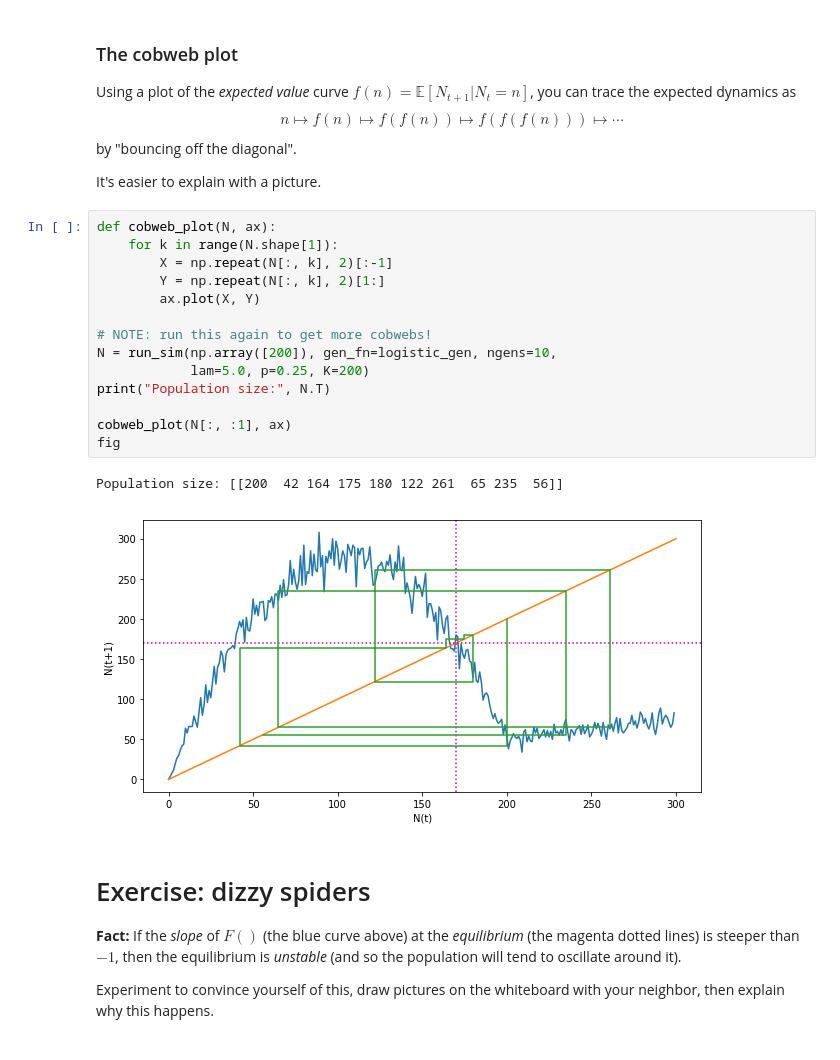
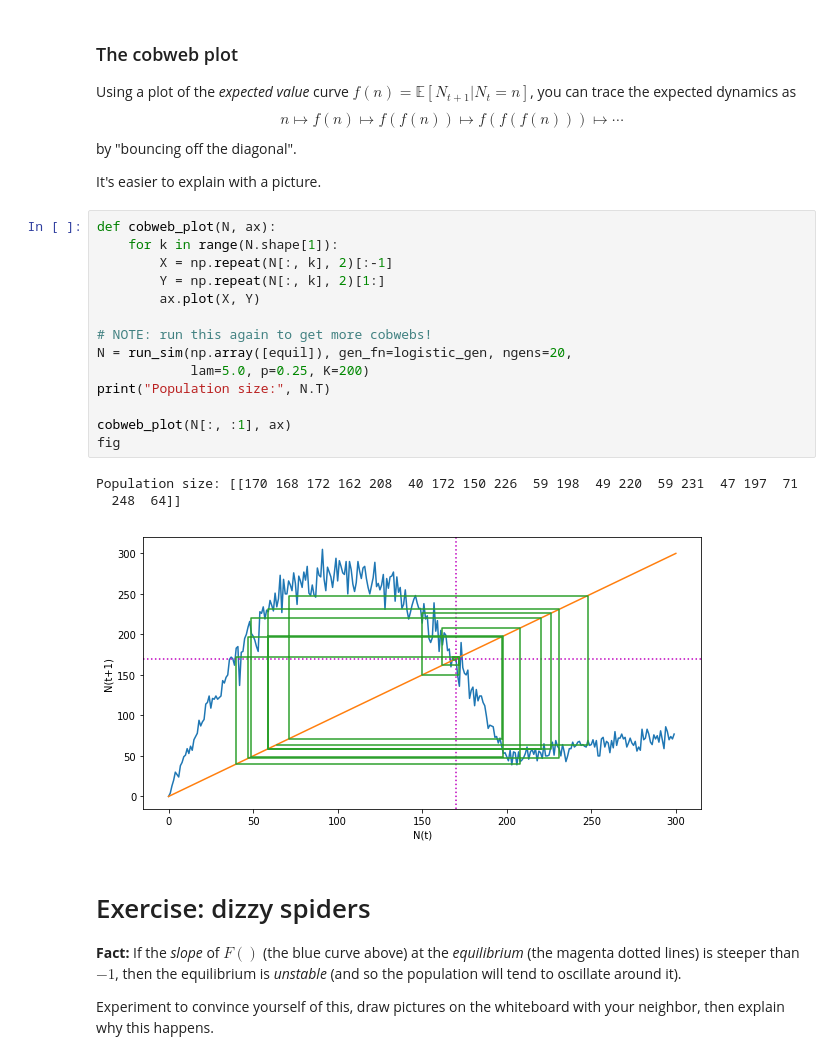
Before and after one commit to petrelharp/popbio, a Jupyter notebook: notebooks/individual_models.ipynb, the cells around one changed output. Saved outputs shown, nothing was run; the diff lists cells and outputs as text.

```diff
--- a/notebooks/individual_models.ipynb
+++ b/notebooks/individual_models.ipynb
@@ -399,20 +399,21 @@ It's easier to explain with a picture.
 # %%
 def cobweb_plot(N, ax):
     for k in range(N.shape[1]):
         X = np.repeat(N[:, k], 2)[:-1]
         Y = np.repeat(N[:, k], 2)[1:]
         ax.plot(X, Y)
 
 # NOTE: run this again to get more cobwebs!
-N = run_sim(np.array([200]), gen_fn=logistic_gen, ngens=10,
+N = run_sim(np.array([equil]), gen_fn=logistic_gen, ngens=20,
             lam=5.0, p=0.25, K=200)
 print("Population size:", N.T)
 
 cobweb_plot(N[:, :1], ax)
 fig
 # %% [output]
-Population size: [[200  42 164 175 180 122 261  65 235  56]]
+Population size: [[170 168 172 162 208  40 172 150 226  59 198  49 220  59 231  47 197  71
+  248  64]]
-[figure, old version]
+[figure, new version]
 # %% [markdown]
 # Exercise: dizzy spiders
 
```
Also changed, not shown: parts of 8 cells of this notebook.
